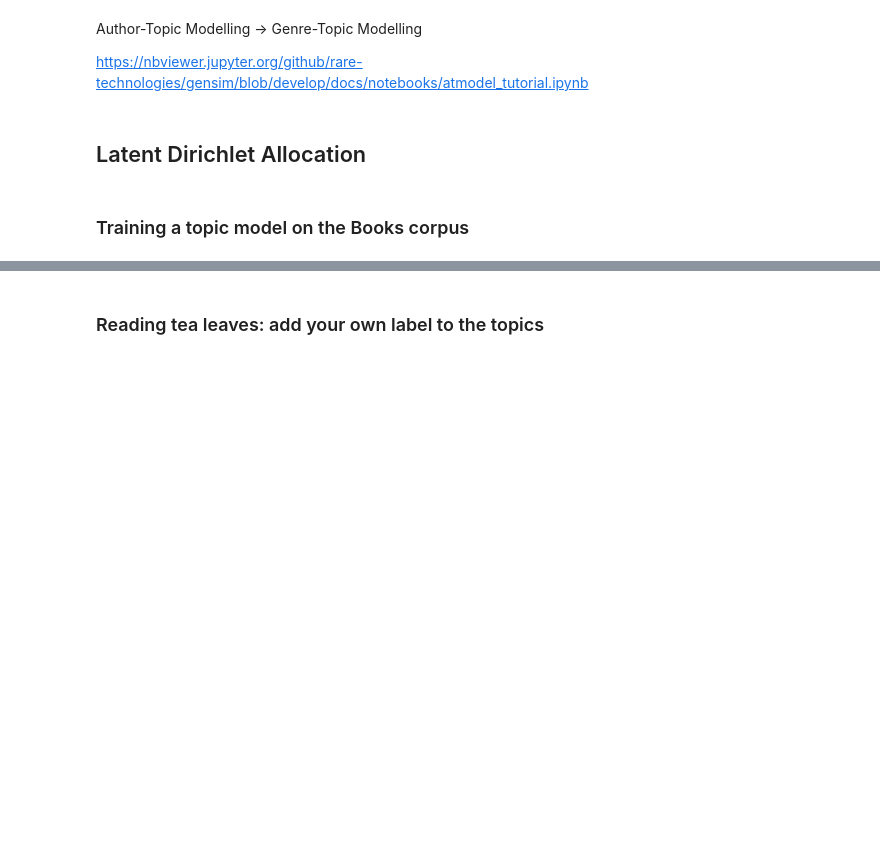
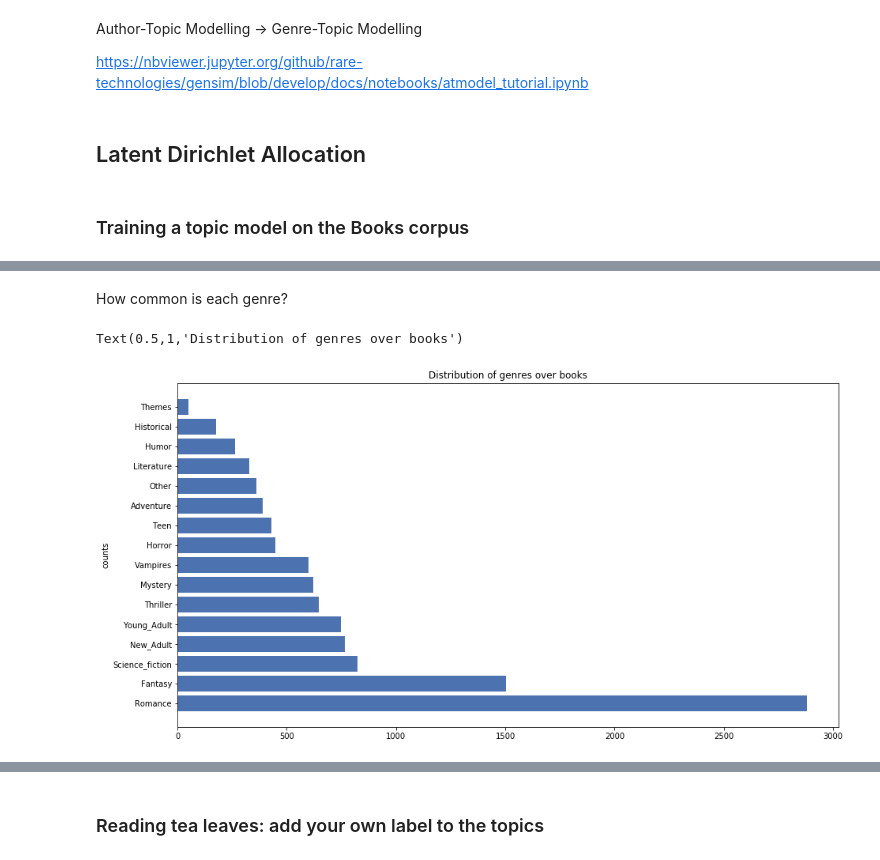
Before and after one commit to mikekestemont/potter, a Jupyter notebook: harry/genres/genres.ipynb, the cells around one changed output, grey strips where cells are left out. Cells and saved outputs as stored; diff of their text form; code cells hidden in the pictures; blank space fills up the shorter version.

```diff
--- a/harry/genres/genres.ipynb
+++ b/harry/genres/genres.ipynb
@@ -65,0 +141,14 @@ n_top_words = 60
+# %% [markdown]
+How common is each genre?
+# %%
+from operator import itemgetter
+plt.figure(figsize=(15, 8))
+G = Counter([label for labels in paragraphs.book2genre.values() for label in labels])
+labels, heights = list(zip(*sorted(list(G.items()), key=itemgetter(1), reverse=True)))
+plt.barh(y=range(len(heights)), width=heights)
+plt.yticks(range(len(labels)), labels)
+plt.ylabel('counts')
+plt.title('Distribution of genres over books')
+# %% [output]
+Text(0.5,1,'Distribution of genres over books')
+[figure, added]
```
Also changed, not shown: parts of 31 cells of this notebook.
